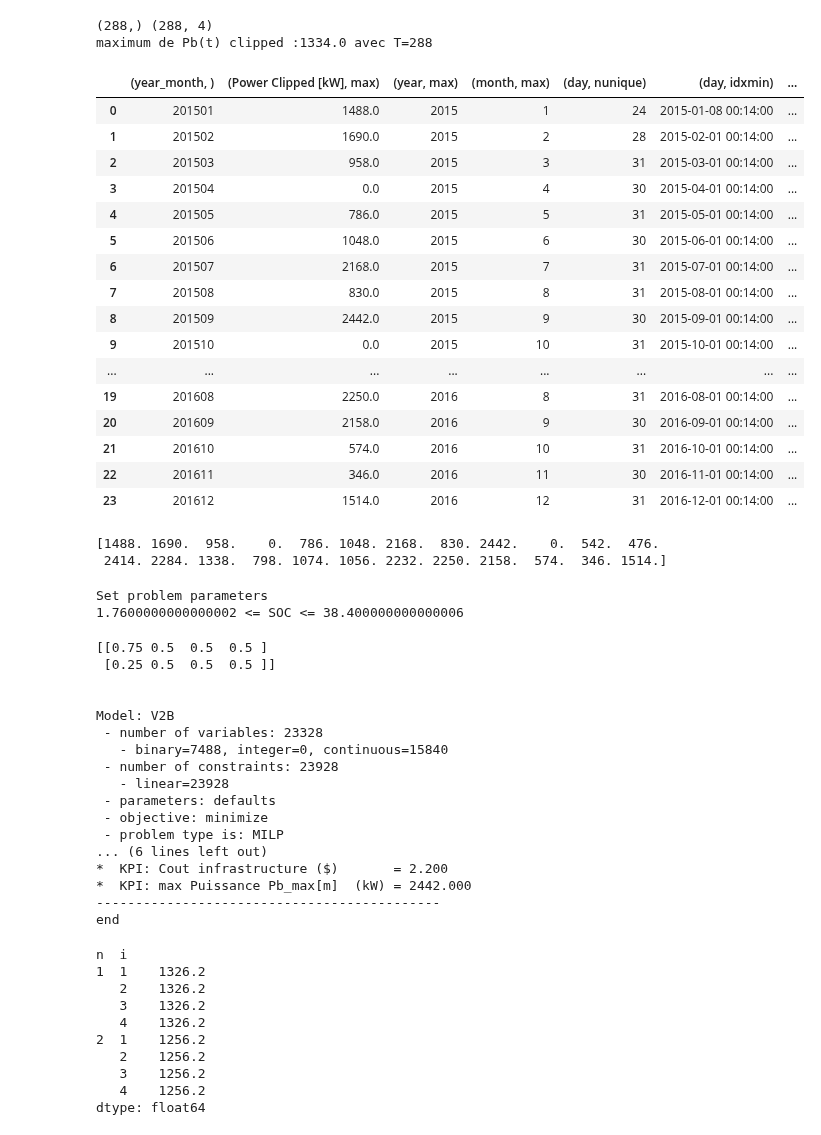
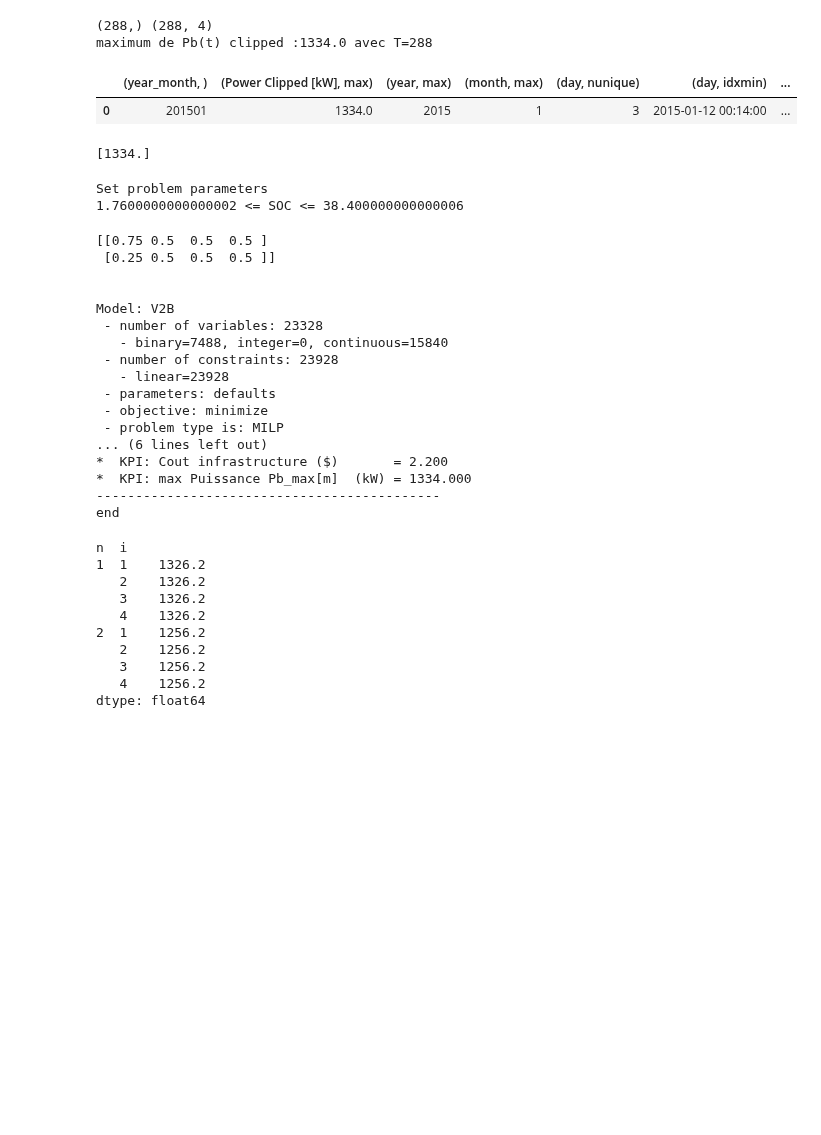
Before and after one commit to cimadure/ene8230, a Jupyter notebook: project.ipynb, the cells around one changed output. Drawn from its saved outputs; the diff is of its cells as text; code cells hidden in the pictures; blank space fills up the shorter version.

```diff
--- a/project.ipynb
+++ b/project.ipynb
@@ -55,7 +55,7 @@ def generate_Si(dataf, start, stop,name):
         d.loc[ts.index,n] = np.where((ts['is_workday'] ==1), 1, 0)
     return d.copy(True)
 # %%
-df['t'] = df.index
+df['time'] = df.index
 # %%
 en = df[(df['dayofyear'] == 12) & (df['year'] == 2015)]
 
@@ -174,35 +177,18 @@ for sign in Si.T:
 (288,) (288, 4)
 maximum de Pb(t) clipped :1334.0 avec T=288
 # %%
-df2 = an.loc['2015-01-12':'2015-01-14']
-df2 = an
+
 
 df_grp_ym = df2.groupby(by='year_month').agg({'Power Clipped [kW]':'max','year':'max','month':'max','day':['nunique','idxmin','idxmax']}).reset_index('year_month')
 df_grp_ym.columns = df_grp_ym.columns.to_flat_index()
 display(df_grp_ym)
 
 Pb_max__m = df_grp_ym['Power Clipped [kW]','max'].to_numpy(copy=True)
 print(Pb_max__m)
 # %% [output]
 |  | (year_month, ) | (Power Clipped [kW], max) | (year, max) | (month, max) | (day, nunique) | (day, idxmin) | ... |
-| 0 | 201501 | 1488.0 | 2015 | 1 | 24 | 2015-01-08 00:14:00 | ... |
-| 1 | 201502 | 1690.0 | 2015 | 2 | 28 | 2015-02-01 00:14:00 | ... |
-| 2 | 201503 | 958.0 | 2015 | 3 | 31 | 2015-03-01 00:14:00 | ... |
-| 3 | 201504 | 0.0 | 2015 | 4 | 30 | 2015-04-01 00:14:00 | ... |
-| 4 | 201505 | 786.0 | 2015 | 5 | 31 | 2015-05-01 00:14:00 | ... |
-| 5 | 201506 | 1048.0 | 2015 | 6 | 30 | 2015-06-01 00:14:00 | ... |
-| 6 | 201507 | 2168.0 | 2015 | 7 | 31 | 2015-07-01 00:14:00 | ... |
-| 7 | 201508 | 830.0 | 2015 | 8 | 31 | 2015-08-01 00:14:00 | ... |
-| 8 | 201509 | 2442.0 | 2015 | 9 | 30 | 2015-09-01 00:14:00 | ... |
-| 9 | 201510 | 0.0 | 2015 | 10 | 31 | 2015-10-01 00:14:00 | ... |
-| ... | ... | ... | ... | ... | ... | ... | ... |
-| 19 | 201608 | 2250.0 | 2016 | 8 | 31 | 2016-08-01 00:14:00 | ... |
-| 20 | 201609 | 2158.0 | 2016 | 9 | 30 | 2016-09-01 00:14:00 | ... |
-| 21 | 201610 | 574.0 | 2016 | 10 | 31 | 2016-10-01 00:14:00 | ... |
-| 22 | 201611 | 346.0 | 2016 | 11 | 30 | 2016-11-01 00:14:00 | ... |
-| 23 | 201612 | 1514.0 | 2016 | 12 | 31 | 2016-12-01 00:14:00 | ... |
+| 0 | 201501 | 1334.0 | 2015 | 1 | 3 | 2015-01-12 00:14:00 | ... |
-[1488. 1690.  958.    0.  786. 1048. 2168.  830. 2442.    0.  542.  476.
- 2414. 2284. 1338.  798. 1074. 1056. 2232. 2250. 2158.  574.  346. 1514.]
+[1334.]
 # %%
 print('Set problem parameters')
 n_ev = 2.0
@@ -303,7 +289,7 @@ print('end')
 with open('solution.pickle', mode='wb') as f:
     pickle.dump(solus, f)
 filename = Path(save_dir,'solution.json')
-with open('solution.pickle', mode='wb') as f:
+with open('solution.json', mode='wb') as f:
     solus.export(f,format='json')
 # %% [output]
 [[0.75 0.5  0.5  0.5 ]
@@ -320,7 +306,7 @@ Model: V2B
  - problem type is: MILP
 ... (6 lines left out)
 *  KPI: Cout infrastructure ($)       = 2.200
-*  KPI: max Puissance Pb_max[m]  (kW) = 2442.000
+*  KPI: max Puissance Pb_max[m]  (kW) = 1334.000
 --------------------------------------------
 end
 # %%
```
Also changed, not shown: parts of 4 cells of this notebook, 2 other files.
